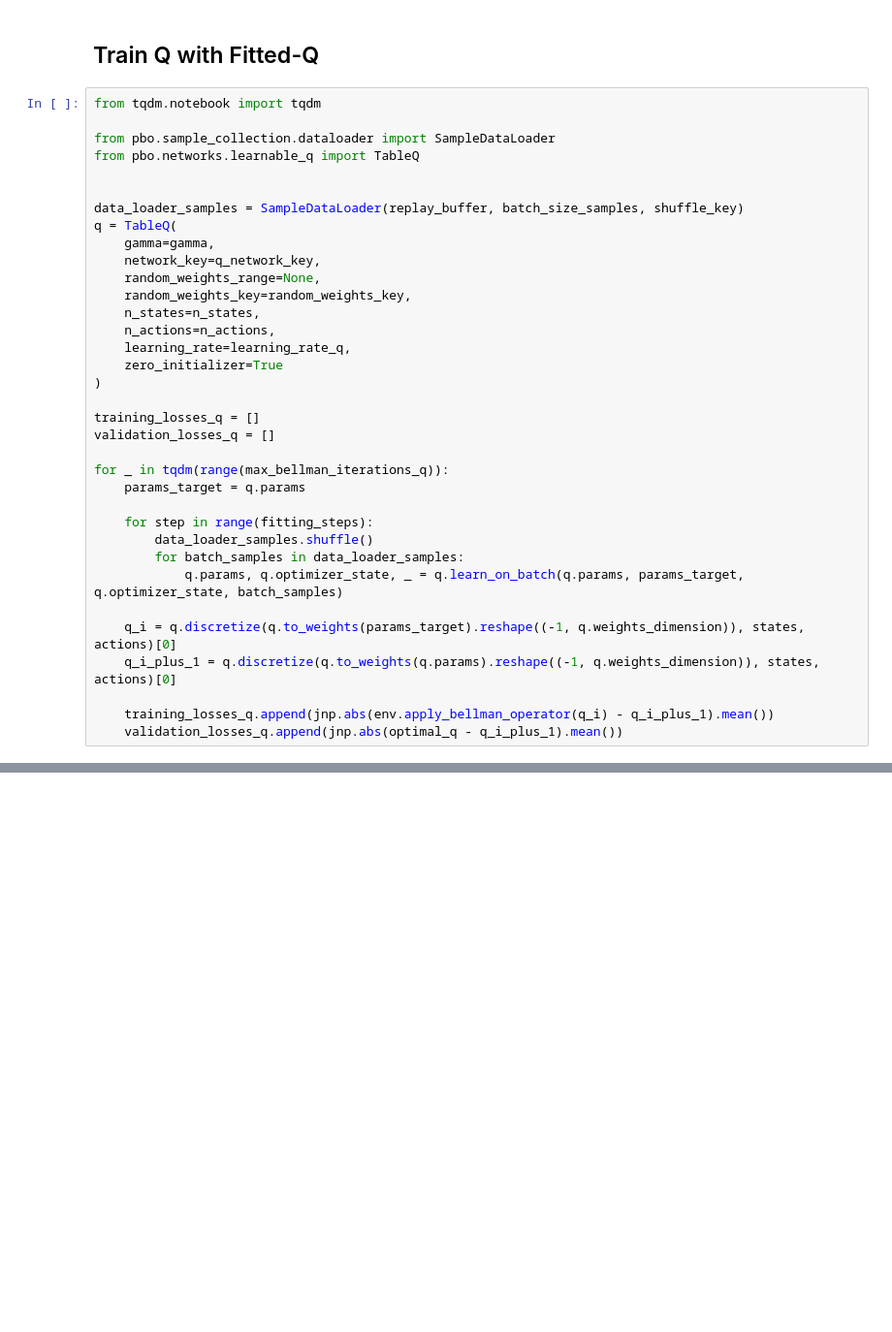
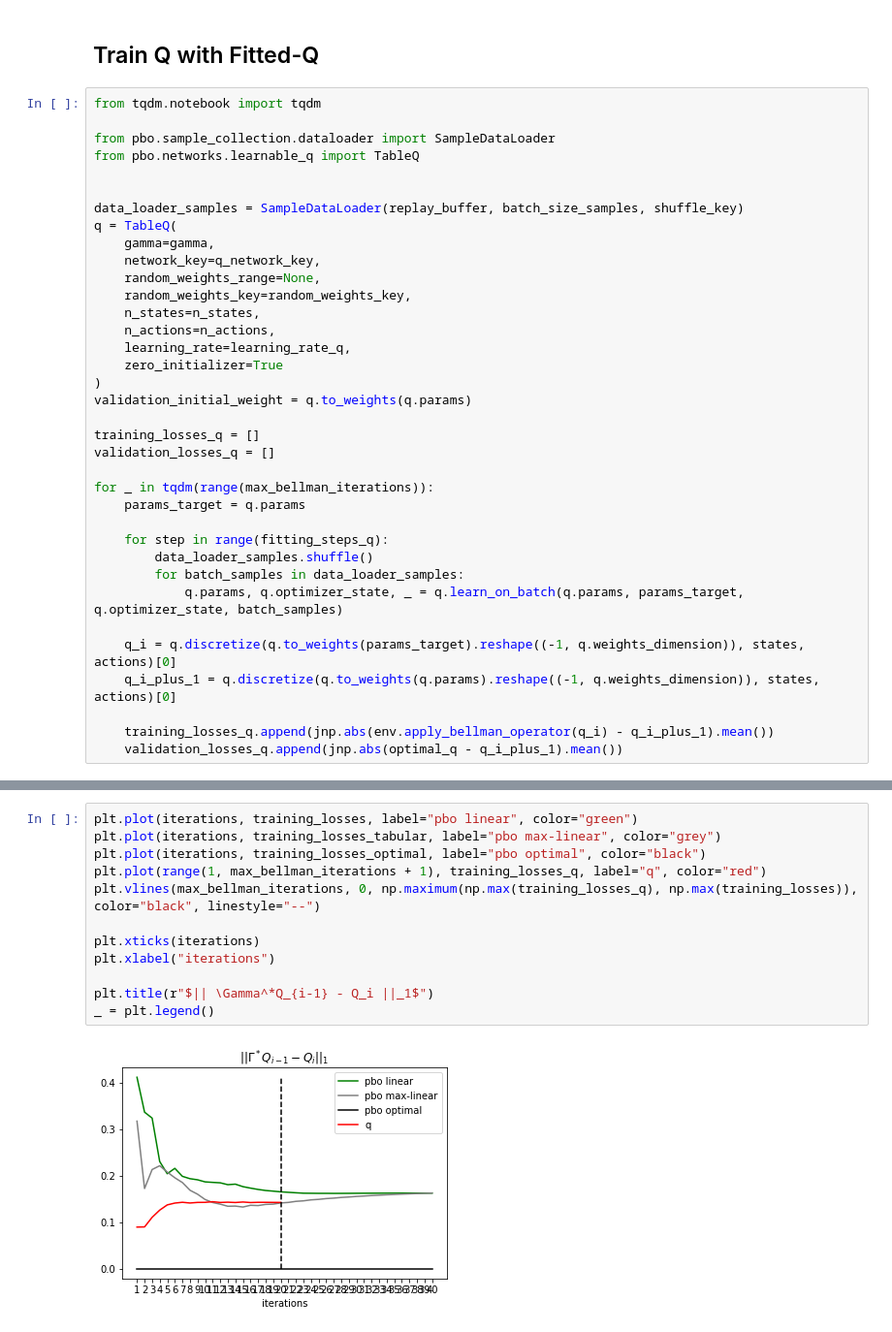
Before and after one commit to theovincent/PBO, a Jupyter notebook: pbo_chain_walk.ipynb, the cells around one changed output, grey strips where cells are left out. Shown at 97% size. Saved outputs shown, nothing was run; the diff lists cells and outputs as text; blank space fills up the shorter version.

```diff
--- a/pbo_chain_walk.ipynb
+++ b/pbo_chain_walk.ipynb
@@ -124,14 +125,15 @@ q = TableQ(
     learning_rate=learning_rate_q,
     zero_initializer=True
 )
+validation_initial_weight = q.to_weights(q.params)
 
 training_losses_q = []
 validation_losses_q = []
 
-for _ in tqdm(range(max_bellman_iterations_q)):
+for _ in tqdm(range(max_bellman_iterations)):
     params_target = q.params
 
-    for step in range(fitting_steps):
+    for step in range(fitting_steps_q):
         data_loader_samples.shuffle()
         for batch_samples in data_loader_samples:
             q.params, q.optimizer_state, _ = q.learn_on_batch(q.params, params_target, q.optimizer_state, batch_samples)
@@ -208,0 +295,14 @@ DeviceArray(4.9609847, dtype=float32)
+# %%
+plt.plot(iterations, training_losses, label="pbo linear", color="green")
+plt.plot(iterations, training_losses_tabular, label="pbo max-linear", color="grey")
+plt.plot(iterations, training_losses_optimal, label="pbo optimal", color="black")
+plt.plot(range(1, max_bellman_iterations + 1), training_losses_q, label="q", color="red")
+plt.vlines(max_bellman_iterations, 0, np.maximum(np.max(training_losses_q), np.max(training_losses)), color="black", linestyle="--")
+
+plt.xticks(iterations)
+plt.xlabel("iterations")
+
+plt.title(r"$|| \Gamma^*Q_{i-1} - Q_i ||_1$")
+_ = plt.legend()
+# %% [output]
+[figure, added]
```
Also changed, not shown: parts of 16 cells of this notebook, 4 other files.
